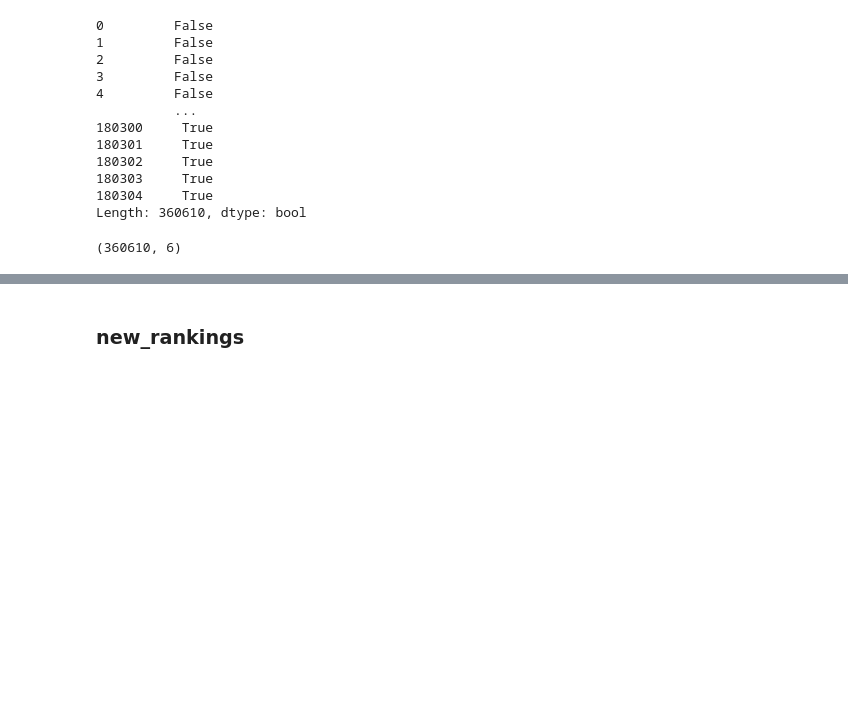
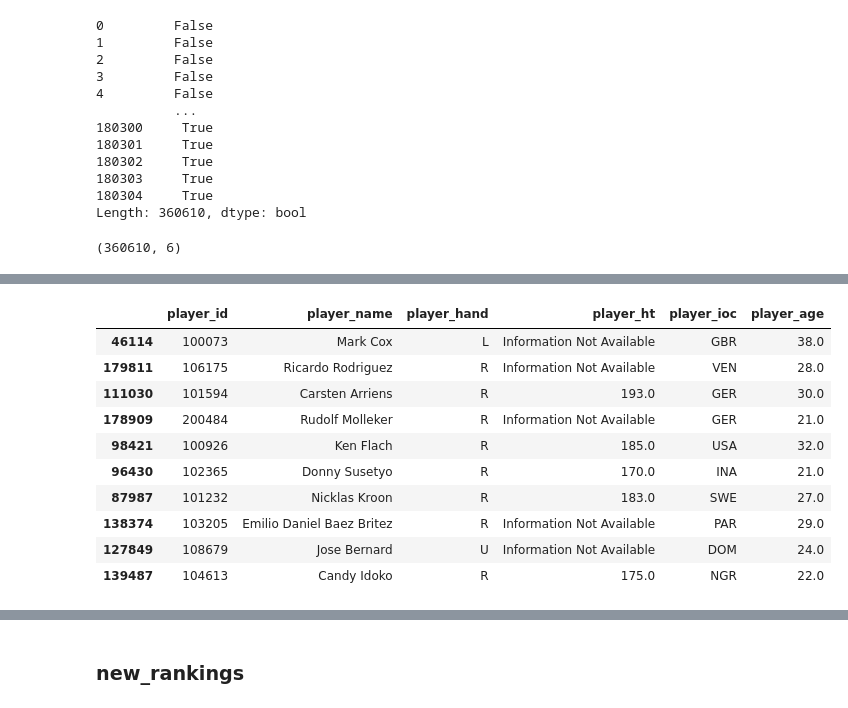
Before and after one commit to julieher/project_folder, a Jupyter notebook: players_ETL.ipynb, the cells around one changed output, grey strips where cells are left out. Drawn from its saved outputs; the diff is of its cells as text; code cells hidden in the pictures; blank space fills up the shorter version.

```diff
--- a/players_ETL.ipynb
+++ b/players_ETL.ipynb
@@ -212,3 +199,15 @@ new_all_players
 # %%
-#all_players.fillna('Information Not Available', inplace=True)
-#all_players.sample(50)
+all_players1.fillna('Information Not Available', inplace=True)
+all_players1.sample(10)
+# %% [output]
+|  | player_id | player_name | player_hand | player_ht | player_ioc | player_age |
+| 46114 | 100073 | Mark Cox | L | Information Not Available | GBR | 38.0 |
+| 179811 | 106175 | Ricardo Rodriguez | R | Information Not Available | VEN | 28.0 |
+| 111030 | 101594 | Carsten Arriens | R | 193.0 | GER | 30.0 |
+| 178909 | 200484 | Rudolf Molleker | R | Information Not Available | GER | 21.0 |
+| 98421 | 100926 | Ken Flach | R | 185.0 | USA | 32.0 |
+| 96430 | 102365 | Donny Susetyo | R | 170.0 | INA | 21.0 |
+| 87987 | 101232 | Nicklas Kroon | R | 183.0 | SWE | 27.0 |
+| 138374 | 103205 | Emilio Daniel Baez Britez | R | Information Not Available | PAR | 29.0 |
+| 127849 | 108679 | Jose Bernard | U | Information Not Available | DOM | 24.0 |
+| 139487 | 104613 | Candy Idoko | R | 175.0 | NGR | 22.0 |
```
Also changed, not shown: parts of 10 cells of this notebook, 4 other files.
